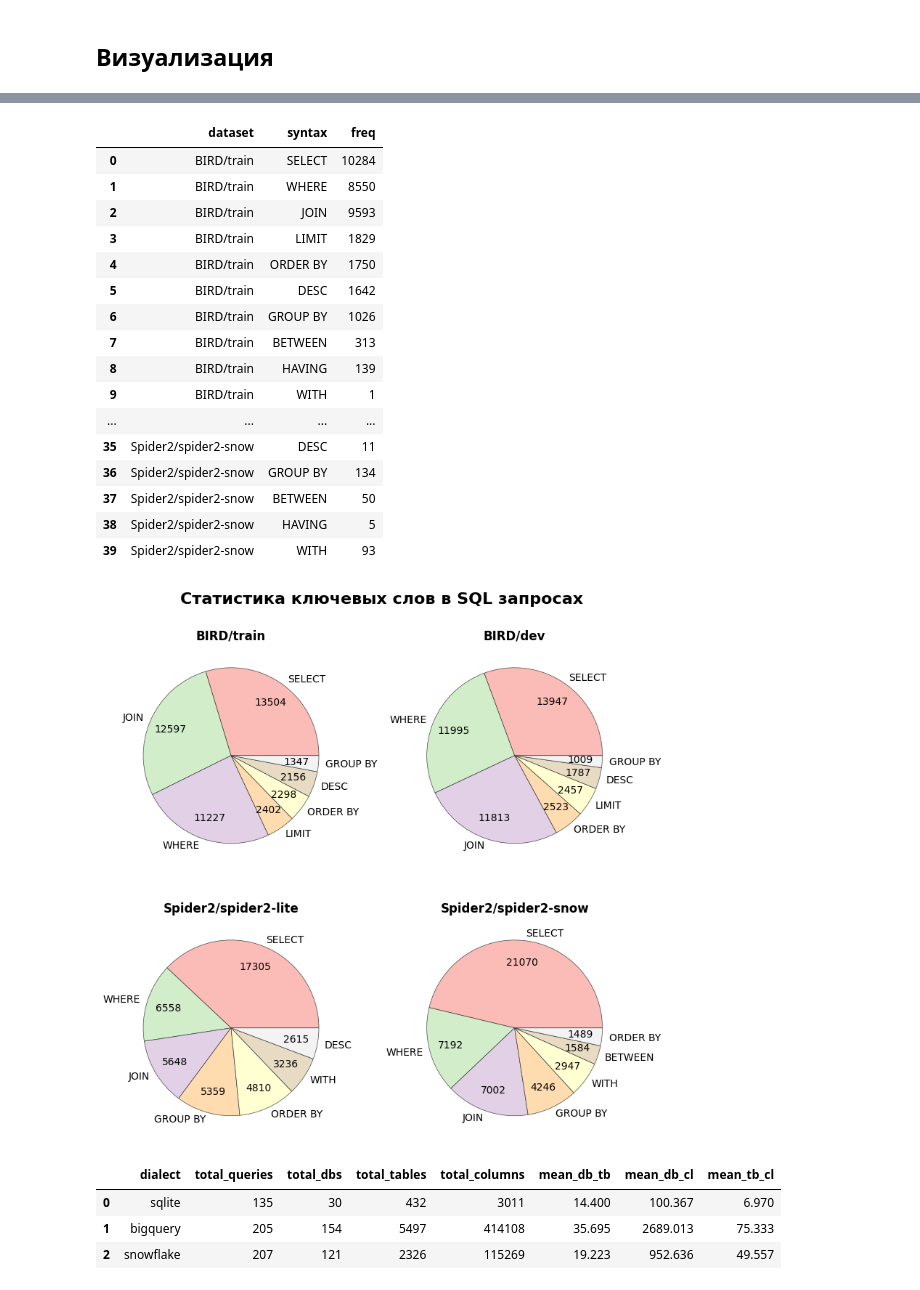
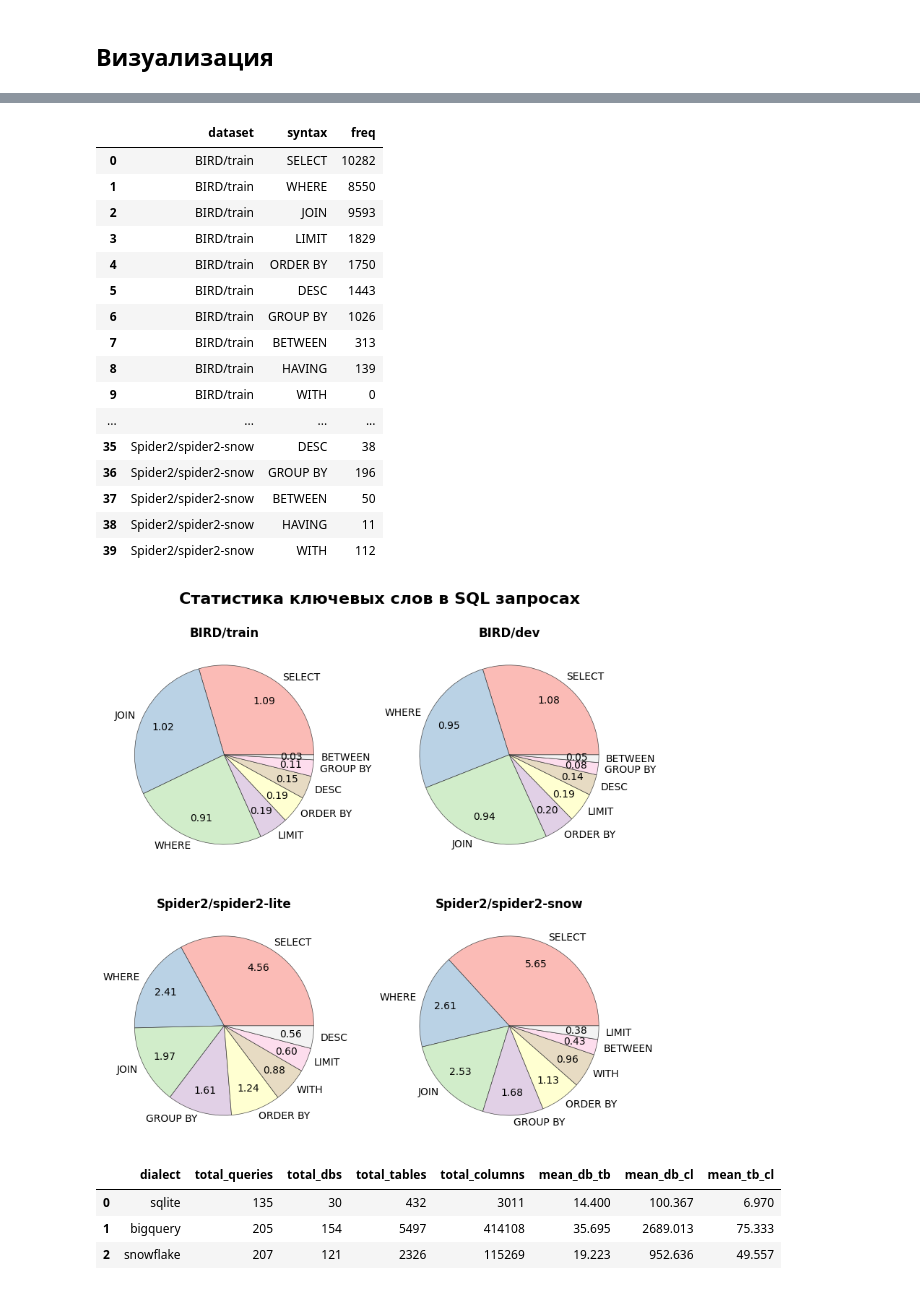
Before and after one commit to Tyferse/exploring-text-to-SQL, a Jupyter notebook: analysis/datasets_overview.ipynb, the cells around one changed output, grey strips where cells are left out. Drawn from its saved outputs; the diff is of its cells as text; code cells hidden in the pictures.

```diff
--- a/analysis/datasets_overview.ipynb
+++ b/analysis/datasets_overview.ipynb
@@ -224,14 +225,15 @@ list(dev_queries[0].keys())
 # %% [output]
 ['question_id', 'db_id', 'question', 'evidence', 'SQL', 'difficulty']
 # %%
-syntax_elements = ['SELECT', ' WHERE', ' JOIN', ' LIMIT', ' ORDER BY', 'DESC', 'GROUP BY', 'BETWEEN', 'HAVING', 'WITH']
 syntax_stat = pd.concat([
     syntax_stat,
     pd.DataFrame({
         'dataset': [dsname for _ in range(len(syntax_elements))],
         'syntax': list(map(str.strip, syntax_elements)),
-        'freq': [sum(dev_queries[i]['SQL'].count(elem) for i in range(len(dev_queries)))
-                for elem in syntax_elements]
+        'freq': [sum(sum(1 for token in dev_queries[i]['SQL'].split() if token == elem)
+                     for i in range(len(dev_queries)))
+                 for elem in syntax_elements]
+
 })], ignore_index=True)
 
 syntax_stat.loc[syntax_stat['dataset'] == dsname, syntax_stat.columns[syntax_stat.columns != 'dataset']]
@@ -824,12 +837,11 @@ for dialect in databases:
 # %%
-syntax_elements = ['SELECT', ' WHERE', ' JOIN', ' LIMIT', 'ORDER BY', 'DESC', 'GROUP BY', 'BETWEEN', 'HAVING', 'WITH']
-
 syntax_stat = pd.concat([
     syntax_stat,
     pd.DataFrame({
         'dataset': [dsname for _ in range(len(syntax_elements))],
         'syntax': list(map(str.strip, syntax_elements)),
-        'freq': [sum(example.count(elem) for example in lite_queries.loc[lite_queries['sql'].notna(), 'sql'])
+        'freq': [sum(sum(1 for token in example.upper().split() if token == elem)
+                     for example in lite_queries.loc[lite_queries['sql'].notna(), 'sql'])
                  for elem in syntax_elements]
 })], ignore_index=True)
 
@@ -1097,13 +1109,13 @@ print('В среднем', db_stat.loc[db_stat['dataset'] == dsname, 'mean_db_cl
 В среднем 52.808 столбцов на таблицу
 В среднем 1137.122 столбцов на базу данных
 # %%
-syntax_elements = ['SELECT', ' WHERE ', ' JOIN ', ' LIMIT', ' ORDER BY ', ' DESC ', ' GROUP BY ', ' BETWEEN ', ' HAVING ', 'WITH ']
 syntax_stat = pd.concat([
     syntax_stat,
     pd.DataFrame({
         'dataset': [dsname for _ in range(len(syntax_elements))],
         'syntax': list(map(str.strip, syntax_elements)),
-        'freq': [sum(example.count(elem) for example in snow_queries.loc[snow_queries['sql'].notna(), 'sql'])
+        'freq': [sum(sum(1 for token in example.upper().split() if token == elem)
+                     for example in snow_queries.loc[snow_queries['sql'].notna(), 'sql'])
                 for elem in syntax_elements]
 })], ignore_index=True)
 
@@ -1216,45 +1228,48 @@ plt.subplots_adjust(top=0.88, hspace=0.3)
 # %%
+repl_names = {'ORDER': 'ORDER BY', 'GROUP': 'GROUP BY'}
+syntax_stat['syntax'] = syntax_stat['syntax'].apply(lambda x: x if x not in repl_names else repl_names[x])
 syntax_stat
 # %% [output]
 |  | dataset | syntax | freq |
-| 0 | BIRD/train | SELECT | 10284 |
+| 0 | BIRD/train | SELECT | 10282 |
 | 1 | BIRD/train | WHERE | 8550 |
 | 2 | BIRD/train | JOIN | 9593 |
 | 3 | BIRD/train | LIMIT | 1829 |
 | 4 | BIRD/train | ORDER BY | 1750 |
-| 5 | BIRD/train | DESC | 1642 |
+| 5 | BIRD/train | DESC | 1443 |
 | 6 | BIRD/train | GROUP BY | 1026 |
 | 7 | BIRD/train | BETWEEN | 313 |
 | 8 | BIRD/train | HAVING | 139 |
-| 9 | BIRD/train | WITH | 1 |
+| 9 | BIRD/train | WITH | 0 |
 | ... | ... | ... | ... |
-| 35 | Spider2/spider2-snow | DESC | 11 |
-| 36 | Spider2/spider2-snow | GROUP BY | 134 |
+| 35 | Spider2/spider2-snow | DESC | 38 |
+| 36 | Spider2/spider2-snow | GROUP BY | 196 |
 | 37 | Spider2/spider2-snow | BETWEEN | 50 |
-| 38 | Spider2/spider2-snow | HAVING | 5 |
-| 39 | Spider2/spider2-snow | WITH | 93 |
+| 38 | Spider2/spider2-snow | HAVING | 11 |
+| 39 | Spider2/spider2-snow | WITH | 112 |
 # %%
 uds = syntax_stat['dataset'].unique()
 fig, ax = plt.subplots(len(uds) // 2, 2)
 ax = ax.flatten()
 fig.set_figwidth(len(uds) * 2)
 fig.set_figheight(len(uds) * 2)
 for i, ds in enumerate(uds):
     subdata = syntax_stat.loc[syntax_stat['dataset'] == ds].copy().sort_values('freq', ascending=False)
-    subdata = subdata[subdata['freq'] > subdata['freq'].quantile(0.25)]
+    subdata = subdata[subdata['freq'] > subdata['freq'].quantile(0.2)]
+    queries_amount = db_stat.loc[db_stat['dataset'] == ds, 'total_queries'].values[0]
     ax[i].pie(subdata['freq'], # explode=[0.015 for _ in range(len(subdata))],
               labels=subdata['syntax'],
               colors=plt.cm.Pastel1_r(np.linspace(0.1, 0.9, len(subdata))[::-1]),
-              autopct=lambda p: f"{p/100*syntax_stat['freq'].sum():.0f}",
+              autopct=lambda p: f"{p/100 * syntax_stat.loc[syntax_stat['dataset'] == ds, 'freq'].sum() / queries_amount:.2f}",
               pctdistance=0.75, startangle=0, labeldistance=1.08,
               wedgeprops={'edgecolor': '#333333', 'linewidth': 0.5, 'linestyle': '-', 'alpha': 0.9})
     ax[i].set_title(ds, fontweight=600, fontsize=12)
     # plt.pie()
 
 plt.suptitle("Статистика ключевых слов в SQL запросах", fontweight=700, fontsize=16)
 plt.tight_layout();
 # %% [output]
-[figure, old version]
+[figure, new version]
 # %%
 dialects_stat
 # %% [output]
```
Also changed, not shown: parts of 8 cells of this notebook, 5 other files.
